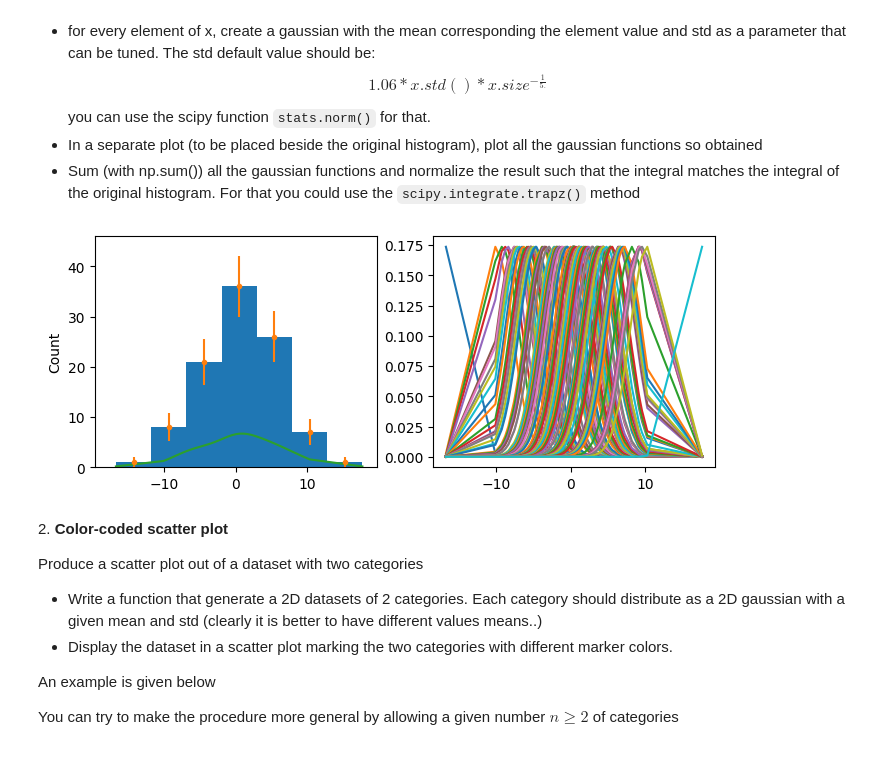
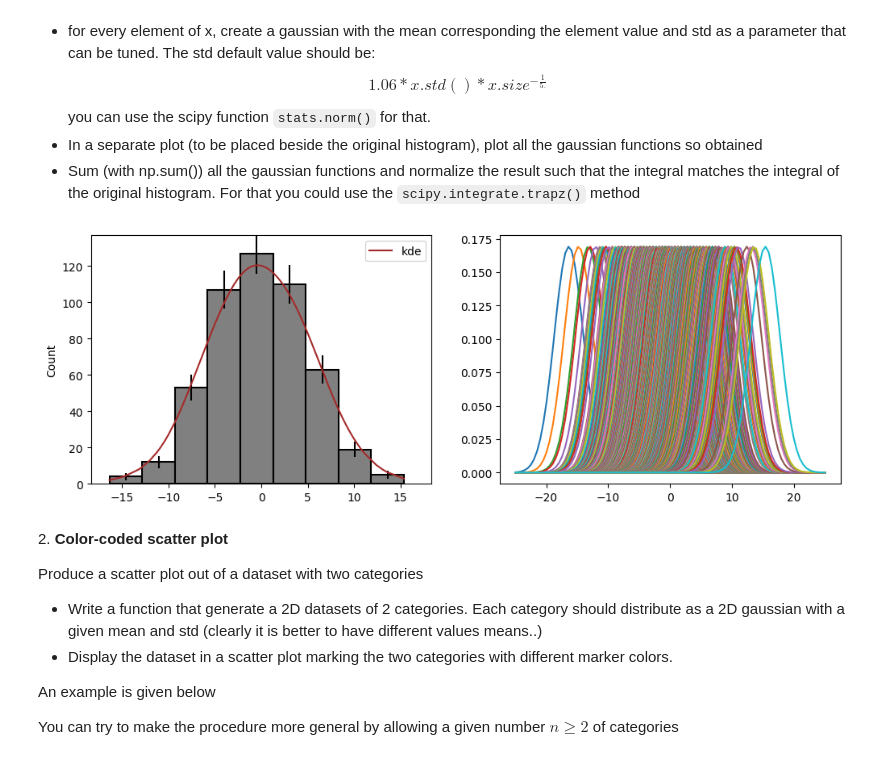
Before and after one commit to GiancarloSaran/LaboratoryOfComputationalPhysics_Y6, a Jupyter notebook: 07ex_Visualization.ipynb, the cells around one changed output. Drawn from its saved outputs; the diff is of its cells as text; code cells hidden in the pictures.

```diff
--- a/07ex_Visualization.ipynb
+++ b/07ex_Visualization.ipynb
@@ -23,33 +26,37 @@ you can use the scipy function `stats.norm()` for that.
 * In a separate plot (to be placed beside the original histogram), plot all the gaussian functions so obtained
 * Sum (with np.sum()) all the gaussian functions and normalize the result such that the integral matches the integral of the original histogram. For that you could use the `scipy.integrate.trapz()` method
 # %%
-mu, sigma, N = 0, 5, 100
+mu, sigma, N = 0, 5, 500
 x = np.sort(np.random.normal(mu, sigma, N))
-N_bins = int(1+3.3*np.log10(N)) #Sturge's rule
-fact = 1
+N_bins = int(1+np.log2(N)) #Sturge's rule
+fact = 1.5 #Too small a factor and it's overfitting
 std = 1.06*x.std()*np.float_power(x.size, -1/5)*fact
 # %%
 #Create the KDE
 kernels = [norm(xi, std) for xi in x]
 # %%
-fig, ax = plt.subplots(1, 2, figsize=(8,3))
-count, bins, _ = ax[0].hist(x, N_bins)
+fig, ax = plt.subplots(1, 2, figsize=(12,4))
+count, bins, _ = ax[0].hist(x, N_bins, facecolor='gray', edgecolor='black', lw=1.5)
 bincenters = 0.5*(bins[1:]+bins[:-1])
 kde = np.sum([ker.pdf(x) for ker in kernels], axis=1)
-Z = tpz(kde, x)
+Z = tpz(kde, x) #Kde normalization
+M = tpz(count, bincenters) #histogram normalization
 x_range = np.maximum(np.abs(np.min(bins)), np.max(bins)) + 2  #make plot symmetric
 y_range = np.max(count) + 10
 #y major ticks each 10, minor each 5
 ax[0].set_xlim(-x_range, x_range)
 ax[0].set_ylim(0, y_range)
 ax[0].set_ylabel('Count')
-ax[0].errorbar(bincenters, count, yerr=np.sqrt(count), fmt= '.') #Poisson errorbars
-ax[0].plot(x, N*kde/Z)
+ax[0].errorbar(bincenters, count, yerr=np.sqrt(count), fmt= '.', color='black', elinewidth=1.5, ms=0) #Poisson errorbars
+ax[0].plot(x, M*kde/Z, color='brown', label='kde')
+space = np.linspace(-25, 25, 100)
+#plot all the kernels
 for ker in kernels:
-  ax[1].plot(x, ker.pdf(x))
+  ax[1].plot(space, ker.pdf(space), linewidth=1.5)
+ax[0].legend()
 plt.show()
 # %% [output]
-[figure, old version]
+[figure, new version]
 # %% [markdown]
 2\. **Color-coded scatter plot**
 
```
Also changed, not shown: parts of 10 cells of this notebook.
